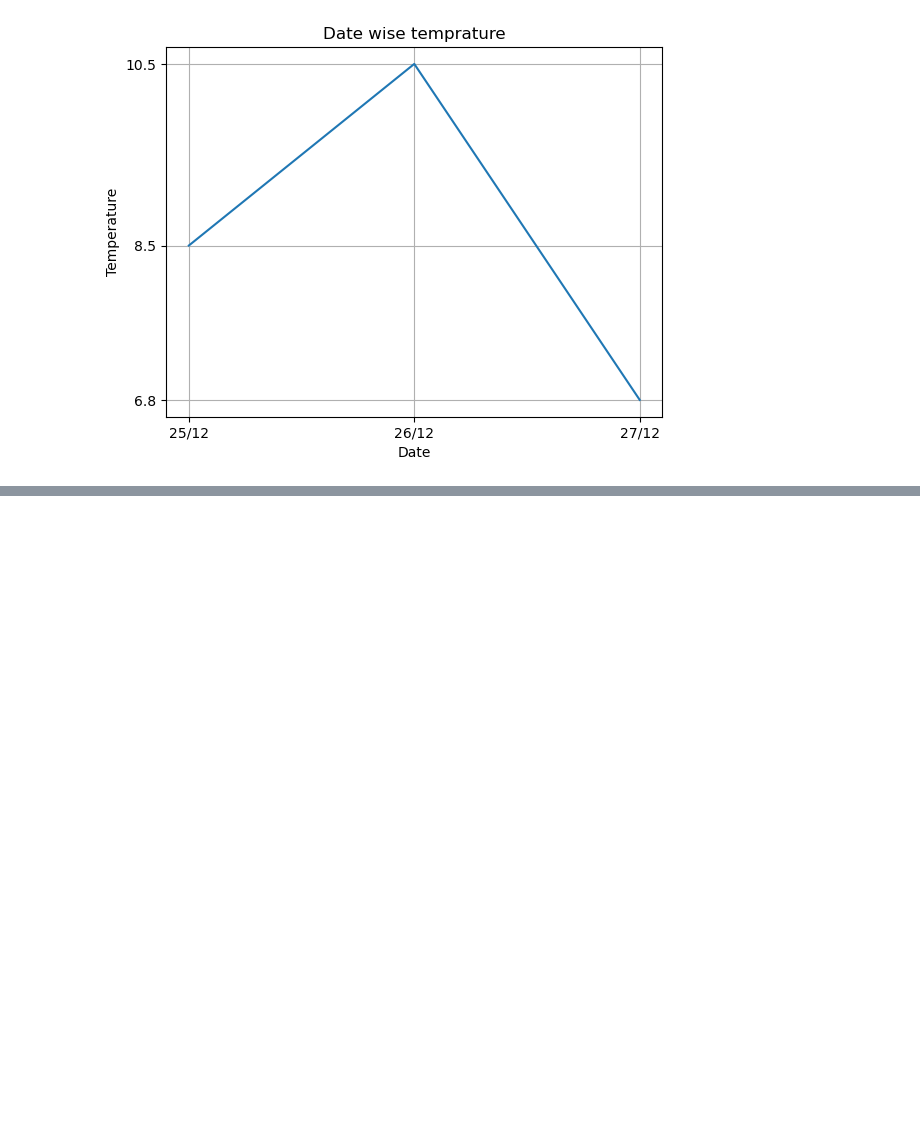
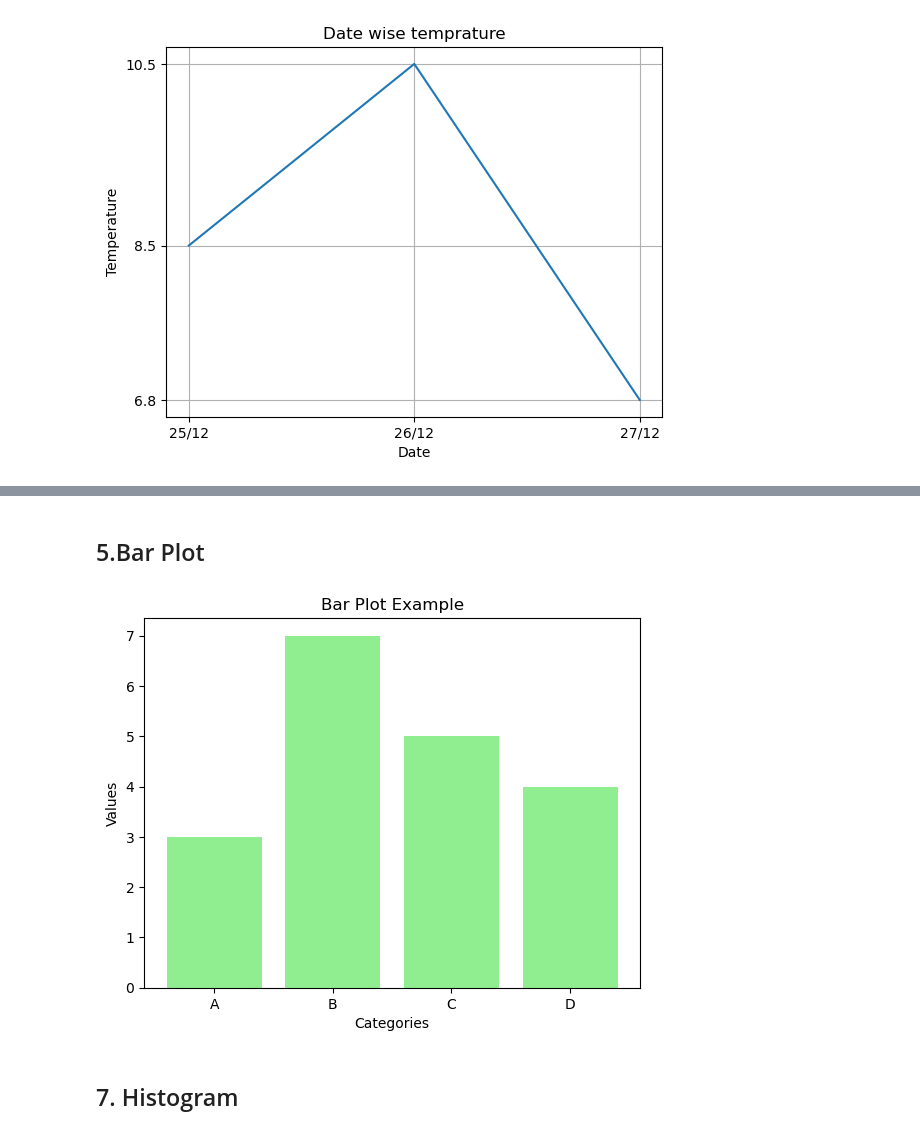
Before and after one commit to Coder-Amlan-for-College/MLC, a Jupyter notebook: Matplotlib.ipynb, the cells around one changed output, grey strips where cells are left out. Drawn from its saved outputs; the diff is of its cells as text; code cells hidden in the pictures; blank space fills up the shorter version.

```diff
--- a/Matplotlib.ipynb
+++ b/Matplotlib.ipynb
@@ -37,0 +54,15 @@ plt.show()
+# %% [markdown]
+## 5.Bar Plot
+# %%
+x_vals = ['A','B','C','D']
+y_vals = [3,7,5,4]
+
+plt.bar(x_vals,y_vals,color = 'lightgreen')
+plt.title("Bar Plot Example")
+plt.xlabel("Categories")
+plt.ylabel("Values")
+plt.show()
+# %% [output]
+[figure, added]
+# %% [markdown]
+## 7. Histogram
```
Also changed, not shown: parts of 4 cells of this notebook.
